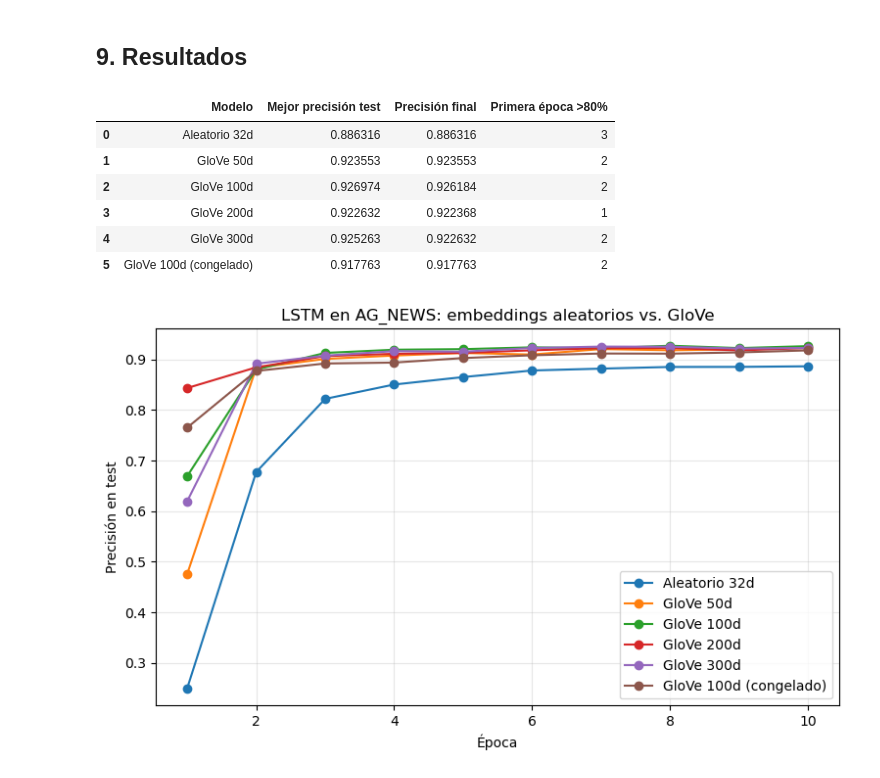
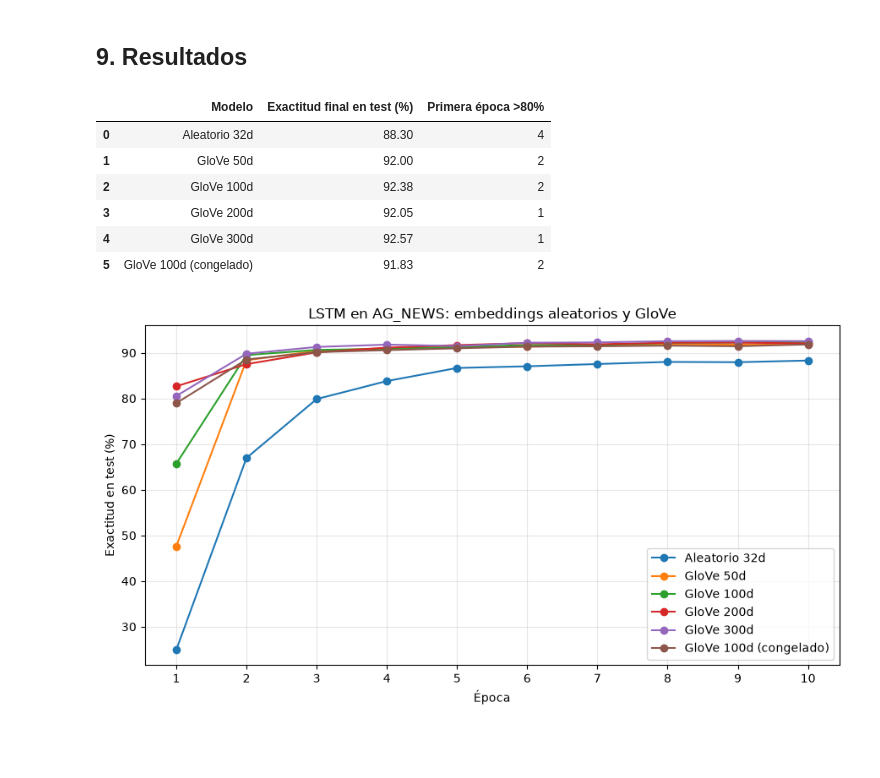
Before and after one commit to judporper/PLN, a Jupyter notebook: P3/embeddings_preentrenados.ipynb, the cells around one changed output. Cells and saved outputs as stored; diff of their text form; code cells hidden in the pictures; blank space fills up the shorter version.

```diff
--- a/P3/embeddings_preentrenados.ipynb
+++ b/P3/embeddings_preentrenados.ipynb
@@ -134,10 +131,13 @@ def build_embedding_matrix(zip_path, dim):
             if word in stoi:
                 found[word] = np.asarray(parts[1:], dtype=np.float32)
 
-    matrix = np.random.normal(0, 0.1, (len(vocab), dim)).astype(np.float32)
-    matrix[stoi["<pad>"]] = 0.0
+    rng = np.random.default_rng(0)
+    matrix = rng.normal(0, 0.1, (len(vocab), dim)).astype(np.float32)
+
     for word, vec in found.items():
         matrix[stoi[word]] = vec
+
+    matrix[stoi["<pad>"]] = 0.0
 
     coverage = len(found) / len(vocab)
     print(f"GloVe {dim}d: {len(found)} de {len(vocab)} palabras encontradas ({coverage:.1%})")
@@ -266,30 +264,58 @@ GloVe 100d: 57064 de 65062 palabras encontradas (87.7%)
 # %% [markdown]
 ## 9. Resultados
 # %%
-import pandas as pd
-import matplotlib.pyplot as plt
-
+# Comparamos todos los modelos tras las 10 épocas fijadas
 summary = pd.DataFrame({
     "Modelo": list(results.keys()),
-    "Mejor precisión test": [max(h) for h in results.values()],
-    "Precisión final": [h[-1] for h in results.values()],
-    "Primera época >80%": [next((i+1 for i, a in enumerate(h) if a > 0.8), None)
-                           for h in results.values()],
+    "Exactitud final en test (%)": [
+        h[-1] * 100 for h in results.values()
+    ],
+    "Primera época >80%": [
+        next(
+            (i + 1 for i, acc in enumerate(h) if acc > 0.8),
+            None
+        )
+        for h in results.values()
+    ],
 })
-display(summary)
 
+# Permite mostrar las épocas como enteros y dejar vacíos los casos sin superar el 80%
+summary["Primera época >80%"] = (
+    summary["Primera época >80%"].astype("Int64")
+)
+
+display(
+    summary.style.format(
+        {"Exactitud final en test (%)": "{:.2f}"},
+        na_rep="—"
+    )
+)
+
+# Evolución de la exactitud durante el entrenamiento
 plt.figure(figsize=(9, 5))
-for name, h in results.items():
-    plt.plot(range(1, len(h)+1), h, marker="o", label=name)
-plt.xlabel("Época"); plt.ylabel("Precisión en test")
-plt.title("LSTM en AG_NEWS: embeddings aleatorios vs. GloVe")
-plt.legend(); plt.grid(alpha=0.3); plt.show()
+
+for name, history in results.items():
+    plt.plot(
+        range(1, len(history) + 1),
+        [acc * 100 for acc in history],
+        marker="o",
+        label=name
+    )
+
+plt.xlabel("Época")
+plt.ylabel("Exactitud en test (%)")
+plt.title("LSTM en AG_NEWS: embeddings aleatorios y GloVe")
+plt.xticks(range(1, EPOCHS + 1))
+plt.legend()
+plt.grid(alpha=0.3)
+plt.tight_layout()
+plt.show()
 # %% [output]
-|  | Modelo | Mejor precisión test | Precisión final | Primera época >80% |
-| 0 | Aleatorio 32d | 0.886316 | 0.886316 | 3 |
-| 1 | GloVe 50d | 0.923553 | 0.923553 | 2 |
-| 2 | GloVe 100d | 0.926974 | 0.926184 | 2 |
-| 3 | GloVe 200d | 0.922632 | 0.922368 | 1 |
-| 4 | GloVe 300d | 0.925263 | 0.922632 | 2 |
-| 5 | GloVe 100d (congelado) | 0.917763 | 0.917763 | 2 |
+|  | Modelo | Exactitud final en test (%) | Primera época >80% |
+| 0 | Aleatorio 32d | 88.30 | 4 |
+| 1 | GloVe 50d | 92.00 | 2 |
+| 2 | GloVe 100d | 92.38 | 2 |
+| 3 | GloVe 200d | 92.05 | 1 |
+| 4 | GloVe 300d | 92.57 | 1 |
+| 5 | GloVe 100d (congelado) | 91.83 | 2 |
-[figure, old version]
+[figure, new version]
```
Also changed, not shown: parts of 9 cells of this notebook, 2 other files.
